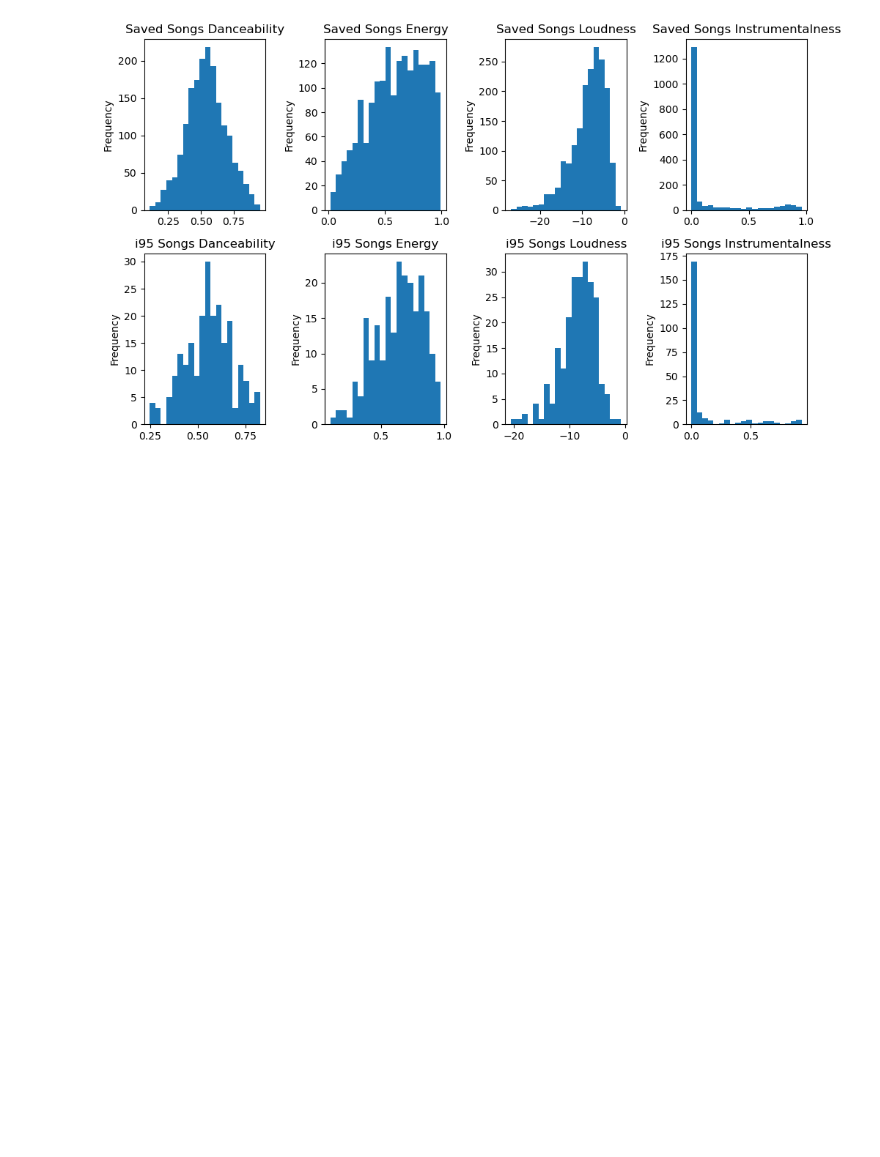
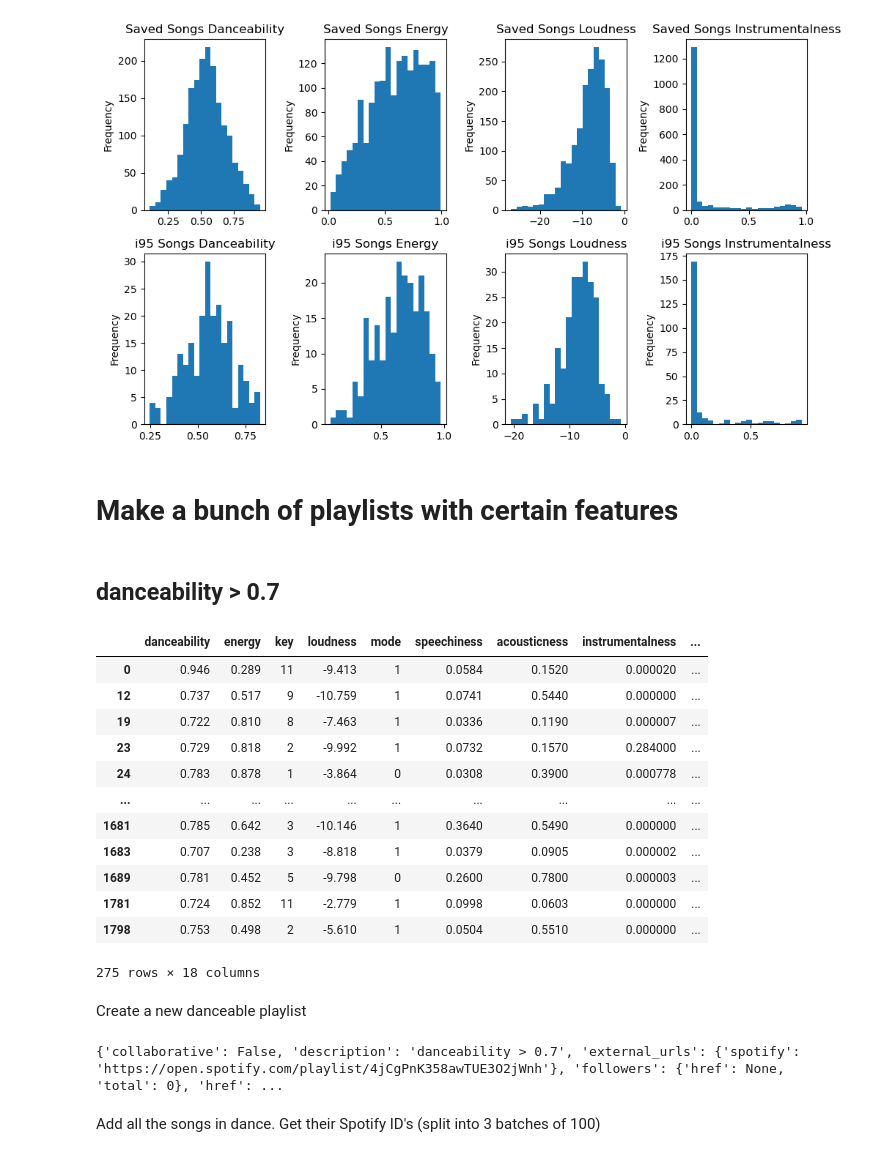
Before and after one commit to laurenlsun/spotify, a Jupyter notebook: github spotify version.ipynb, the cells around one changed output. Drawn from its saved outputs; the diff is of its cells as text; code cells hidden in the pictures; blank space fills up the shorter version.

Commit message:
add batches of songs

```diff
--- a/github spotify version.ipynb
+++ b/github spotify version.ipynb
@@ -380,3 +380,25 @@ axes[1, 3].set_title('i95 Songs Instrumentalness')
 plt.tight_layout()
 # %% [output]
 [figure]
+# %% [markdown]
+# Make a bunch of playlists with certain features
+# %% [markdown]
+## danceability > 0.7
+# %%
+dance = saved_af[saved_af['danceability'] > .7]
+# %%
+dance
+# %% [output]
+|  | danceability | energy | key | loudness | mode | speechiness | acousticness | instrumentalness | ... |
+| 0 | 0.946 | 0.289 | 11 | -9.413 | 1 | 0.0584 | 0.1520 | 0.000020 | ... |
+| 12 | 0.737 | 0.517 | 9 | -10.759 | 1 | 0.0741 | 0.5440 | 0.000000 | ... |
+| 19 | 0.722 | 0.810 | 8 | -7.463 | 1 | 0.0336 | 0.1190 | 0.000007 | ... |
+| 23 | 0.729 | 0.818 | 2 | -9.992 | 1 | 0.0732 | 0.1570 | 0.284000 | ... |
+| 24 | 0.783 | 0.878 | 1 | -3.864 | 0 | 0.0308 | 0.3900 | 0.000778 | ... |
+| ... | ... | ... | ... | ... | ... | ... | ... | ... | ... |
+| 1681 | 0.785 | 0.642 | 3 | -10.146 | 1 | 0.3640 | 0.5490 | 0.000000 | ... |
+| 1683 | 0.707 | 0.238 | 3 | -8.818 | 1 | 0.0379 | 0.0905 | 0.000002 | ... |
+| 1689 | 0.781 | 0.452 | 5 | -9.798 | 0 | 0.2600 | 0.7800 | 0.000003 | ... |
+| 1781 | 0.724 | 0.852 | 11 | -2.779 | 1 | 0.0998 | 0.0603 | 0.000000 | ... |
+| 1798 | 0.753 | 0.498 | 2 | -5.610 | 1 | 0.0504 | 0.5510 | 0.000000 | ... |
+275 rows × 18 columns
@@ -382,0 +418,10 @@ plt.tight_layout()
+# %% [markdown]
+Create a new danceable playlist
+# %%
+r = requests.post(playlist_url, data=json.dumps(token_data), headers=token_headers)
+print(r.json())
+playlist_create_response = r.json()
+# %% [output]
+{'collaborative': False, 'description': 'danceability > 0.7', 'external_urls': {'spotify': 'https://open.spotify.com/playlist/4jCgPnK358awTUE3O2jWnh'}, 'followers': {'href': None, 'total': 0}, 'href': ...
+# %% [markdown]
+Add all the songs in dance. Get their Spotify ID's (split into 3 batches of 100)
```
Also changed, not shown: parts of 92 cells of this notebook.
